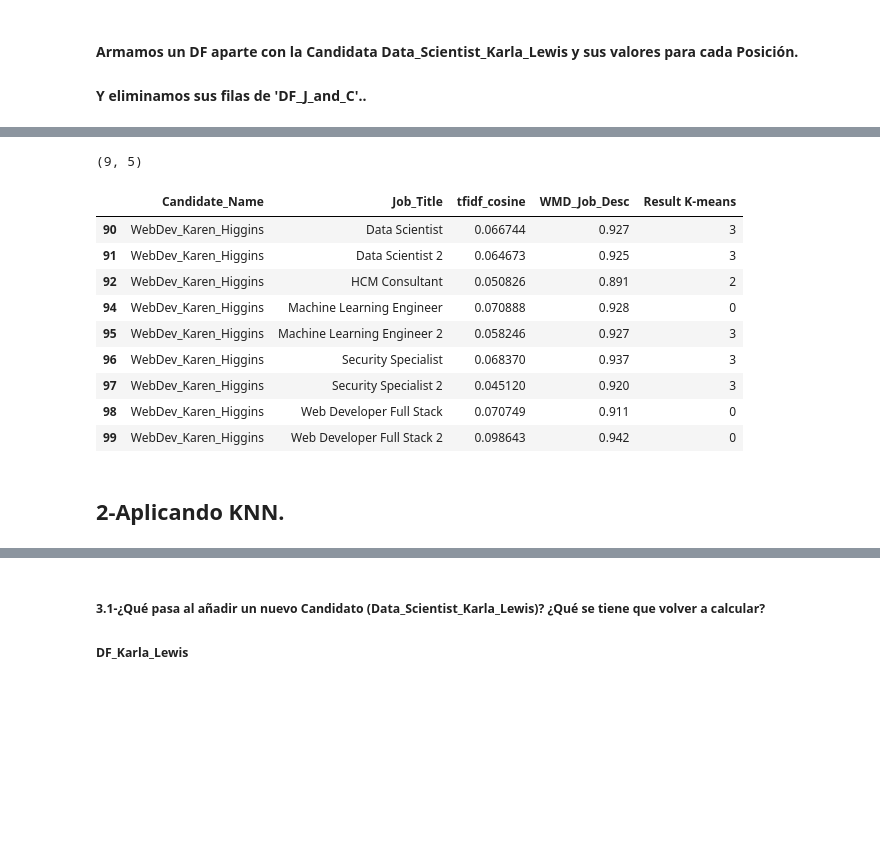
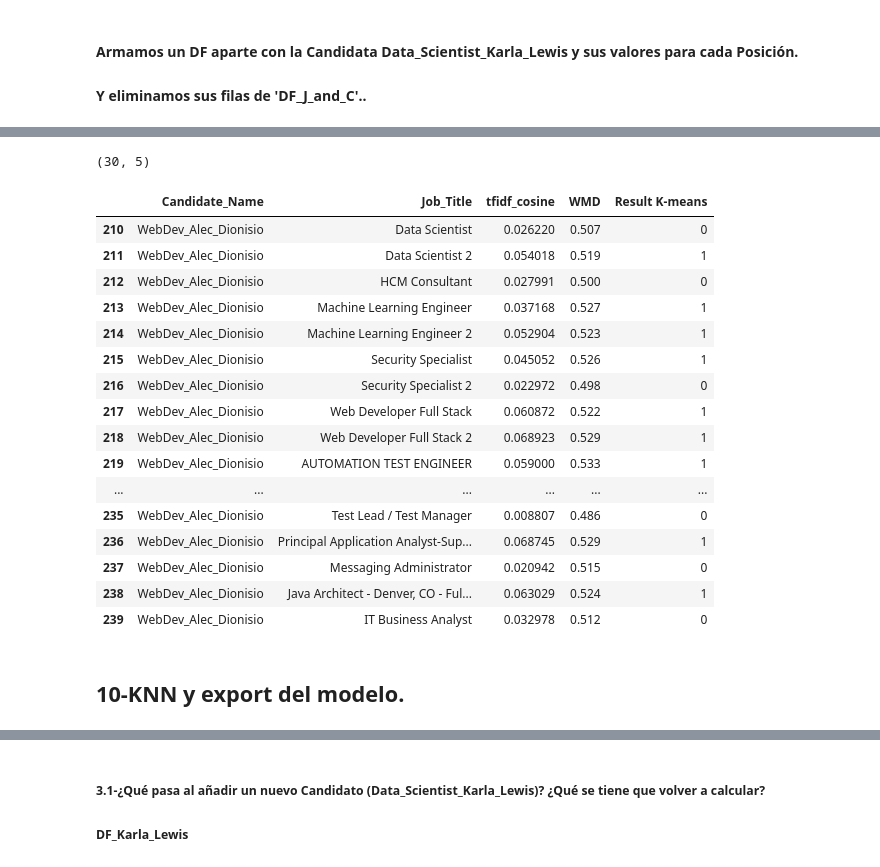
Before and after one commit to FedericoCalonge/automatic_reading_of_CVs_using_text_similarity, a Jupyter notebook: 2-Main/Jupyter_Notebooks/3-Kmeans_&_KNN.ipynb, the cells around one changed output, grey strips where cells are left out. Drawn from its saved outputs; the diff is of its cells as text; code cells hidden in the pictures; blank space fills up the shorter version.

```diff
--- a/2-Main/Jupyter_Notebooks/3-Kmeans_&_KNN.ipynb
+++ b/2-Main/Jupyter_Notebooks/3-Kmeans_&_KNN.ipynb
@@ -36,5 +71,5 @@ DF_Jobs_and_Candidates.head()
 # %%
 #Nos quedamos con las columnas necesarias:
-DF_J_and_C = DF_Jobs_and_Candidates.loc[:, ['Candidate_Name', 'Job_Title', 'tfidf_cosine', 'WMD_Job_Desc']]
+DF_J_and_C = df_compar_cand_jobs_loaded.loc[:, ['Candidate_Name', 'Job_Title', 'tfidf_cosine', 'WMD']]
 DF_J_and_C
 # %% [output]
@@ -130,0 +172,4 @@ DF_J_and_C
+# %%
+#Reseteamos los índices:
+DF_J_and_C = DF_J_and_C.reset_index(drop=True)
+DF_J_and_C
@@ -170,11 +223,11 @@ from sklearn.cluster import KMeans
 # %%
 #X y Y son nuestros FEATURES:
 X = np.array(DF_J_and_C["tfidf_cosine"])
-Y = np.array(DF_J_and_C['WMD_Job_Desc'])
-Y.shape
+Y = np.array(DF_J_and_C['WMD'])
 
 Data = {'x': X,
         'y': Y
        }
 
 df = DataFrame(Data,columns=['x','y'])
+df
@@ -240,0 +313,3 @@ See the caveats in the documentation: https://pandas.pydata.org/pandas-docs/stab
+# %%
+dic = {2: 0, 0: 1, 1: 2, 3: 3}
+DF_J_and_C['Result K-means'].replace(dic, inplace=True)
@@ -260,20 +353,27 @@ new_df
 # %%
-is_Bradly_Johnston =  DF_J_and_C['Candidate_Name']=='WebDev_Karen_Higgins'
+is_Bradly_Johnston =  DF_J_and_C['Candidate_Name']=='WebDev_Alec_Dionisio'
 new_DF = DF_J_and_C[is_Bradly_Johnston]
 print(new_DF.shape)
 new_DF
 # %% [output]
-(9, 5)
+(30, 5)
-|  | Candidate_Name | Job_Title | tfidf_cosine | WMD_Job_Desc | Result K-means |
-| 90 | WebDev_Karen_Higgins | Data Scientist | 0.066744 | 0.927 | 3 |
-| 91 | WebDev_Karen_Higgins | Data Scientist 2 | 0.064673 | 0.925 | 3 |
-| 92 | WebDev_Karen_Higgins | HCM Consultant | 0.050826 | 0.891 | 2 |
-| 94 | WebDev_Karen_Higgins | Machine Learning Engineer | 0.070888 | 0.928 | 0 |
-| 95 | WebDev_Karen_Higgins | Machine Learning Engineer 2 | 0.058246 | 0.927 | 3 |
-| 96 | WebDev_Karen_Higgins | Security Specialist | 0.068370 | 0.937 | 3 |
-| 97 | WebDev_Karen_Higgins | Security Specialist 2 | 0.045120 | 0.920 | 3 |
-| 98 | WebDev_Karen_Higgins | Web Developer Full Stack | 0.070749 | 0.911 | 0 |
-| 99 | WebDev_Karen_Higgins | Web Developer Full Stack 2 | 0.098643 | 0.942 | 0 |
+|  | Candidate_Name | Job_Title | tfidf_cosine | WMD | Result K-means |
+| 210 | WebDev_Alec_Dionisio | Data Scientist | 0.026220 | 0.507 | 0 |
+| 211 | WebDev_Alec_Dionisio | Data Scientist 2 | 0.054018 | 0.519 | 1 |
+| 212 | WebDev_Alec_Dionisio | HCM Consultant | 0.027991 | 0.500 | 0 |
+| 213 | WebDev_Alec_Dionisio | Machine Learning Engineer | 0.037168 | 0.527 | 1 |
+| 214 | WebDev_Alec_Dionisio | Machine Learning Engineer 2 | 0.052904 | 0.523 | 1 |
+| 215 | WebDev_Alec_Dionisio | Security Specialist | 0.045052 | 0.526 | 1 |
+| 216 | WebDev_Alec_Dionisio | Security Specialist 2 | 0.022972 | 0.498 | 0 |
+| 217 | WebDev_Alec_Dionisio | Web Developer Full Stack | 0.060872 | 0.522 | 1 |
+| 218 | WebDev_Alec_Dionisio | Web Developer Full Stack 2 | 0.068923 | 0.529 | 1 |
+| 219 | WebDev_Alec_Dionisio | AUTOMATION TEST ENGINEER | 0.059000 | 0.533 | 1 |
+| ... | ... | ... | ... | ... | ... |
+| 235 | WebDev_Alec_Dionisio | Test Lead / Test Manager | 0.008807 | 0.486 | 0 |
+| 236 | WebDev_Alec_Dionisio | Principal Application Analyst-Sup... | 0.068745 | 0.529 | 1 |
+| 237 | WebDev_Alec_Dionisio | Messaging Administrator | 0.020942 | 0.515 | 0 |
+| 238 | WebDev_Alec_Dionisio | Java Architect - Denver, CO - Ful... | 0.063029 | 0.524 | 1 |
+| 239 | WebDev_Alec_Dionisio | IT Business Analyst | 0.032978 | 0.512 | 0 |
 # %% [markdown]
-## 2-Aplicando KNN.
+## 10-KNN y export del modelo.
 # %%
```
Also changed, not shown: parts of 48 cells of this notebook, 17 other files.
